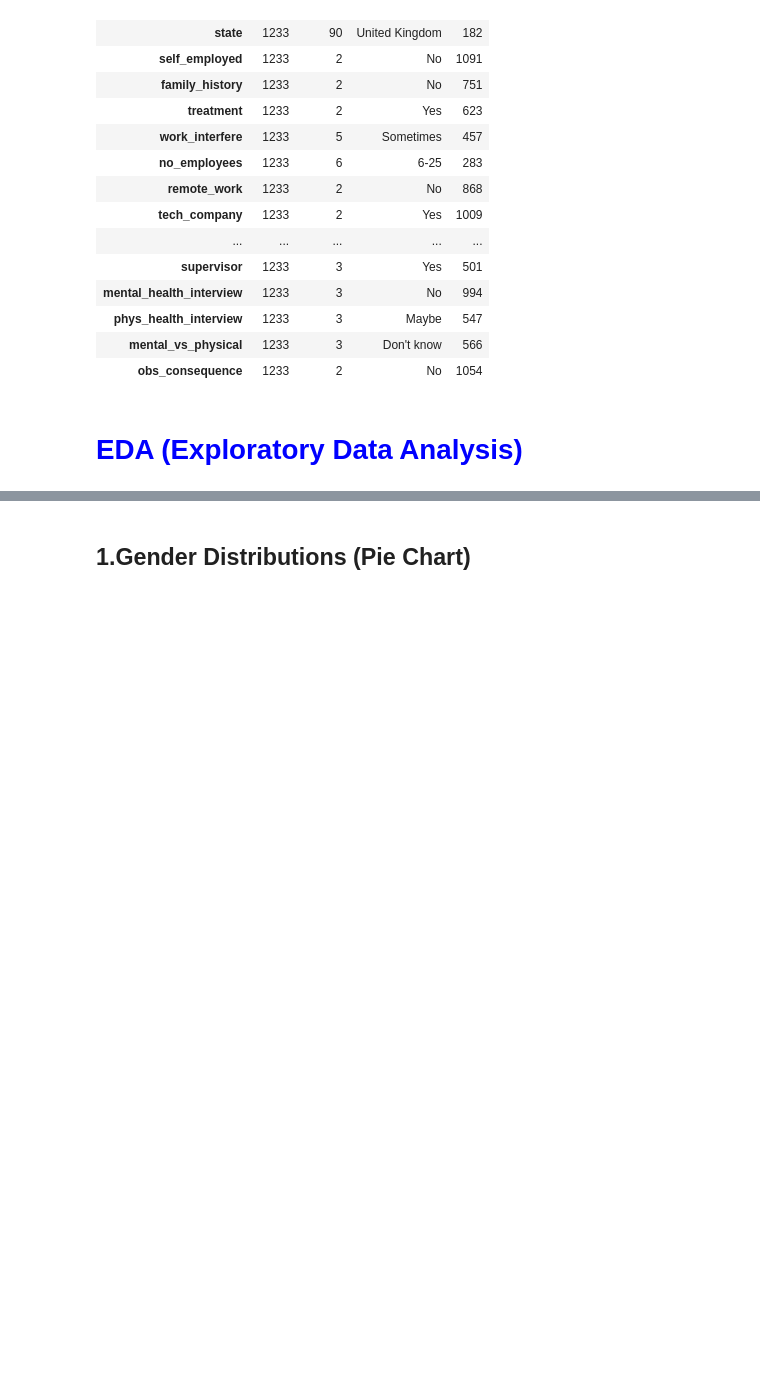
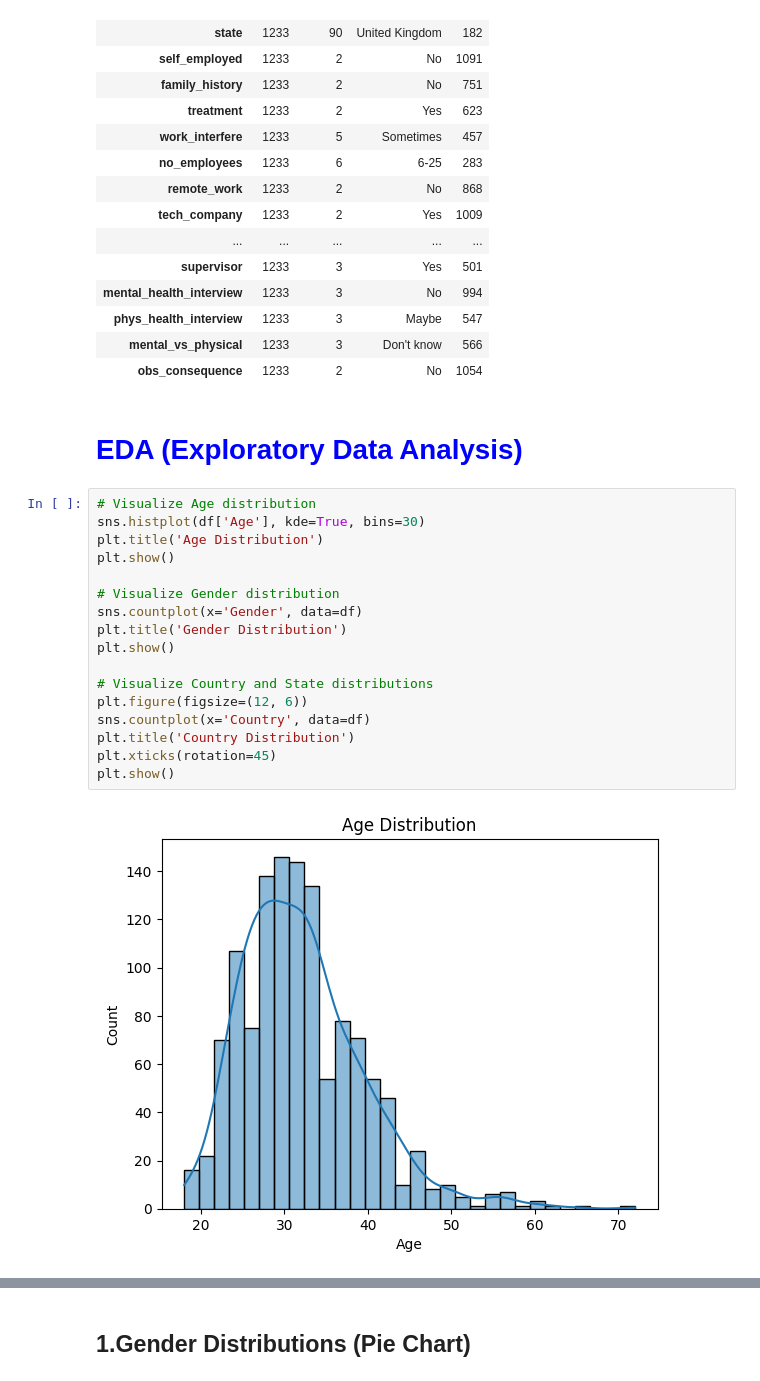
Before and after one commit to harshbopaliya/Mental-Health-Analysis, a Jupyter notebook: notebooks/model_testing.ipynb, the cells around one changed output, grey strips where cells are left out. Cells and saved outputs as stored; diff of their text form; blank space fills up the shorter version.

```diff
--- a/notebooks/model_testing.ipynb
+++ b/notebooks/model_testing.ipynb
@@ -327,3 +347,22 @@ df[categorical_cols].describe().T
 | obs_consequence | 1233 | 2 | No | 1054 |
 # %% [markdown]
 <h1 style="color:blue;">EDA (Exploratory Data Analysis)</h1>
+# %%
+# Visualize Age distribution
+sns.histplot(df['Age'], kde=True, bins=30)
+plt.title('Age Distribution')
+plt.show()
+
+# Visualize Gender distribution
+sns.countplot(x='Gender', data=df)
+plt.title('Gender Distribution')
+plt.show()
+
+# Visualize Country and State distributions
+plt.figure(figsize=(12, 6))
+sns.countplot(x='Country', data=df)
+plt.title('Country Distribution')
+plt.xticks(rotation=45)
+plt.show()
+# %% [output]
+[figure, added]
```
Also changed, not shown: parts of 28 cells of this notebook, 1 other file.
